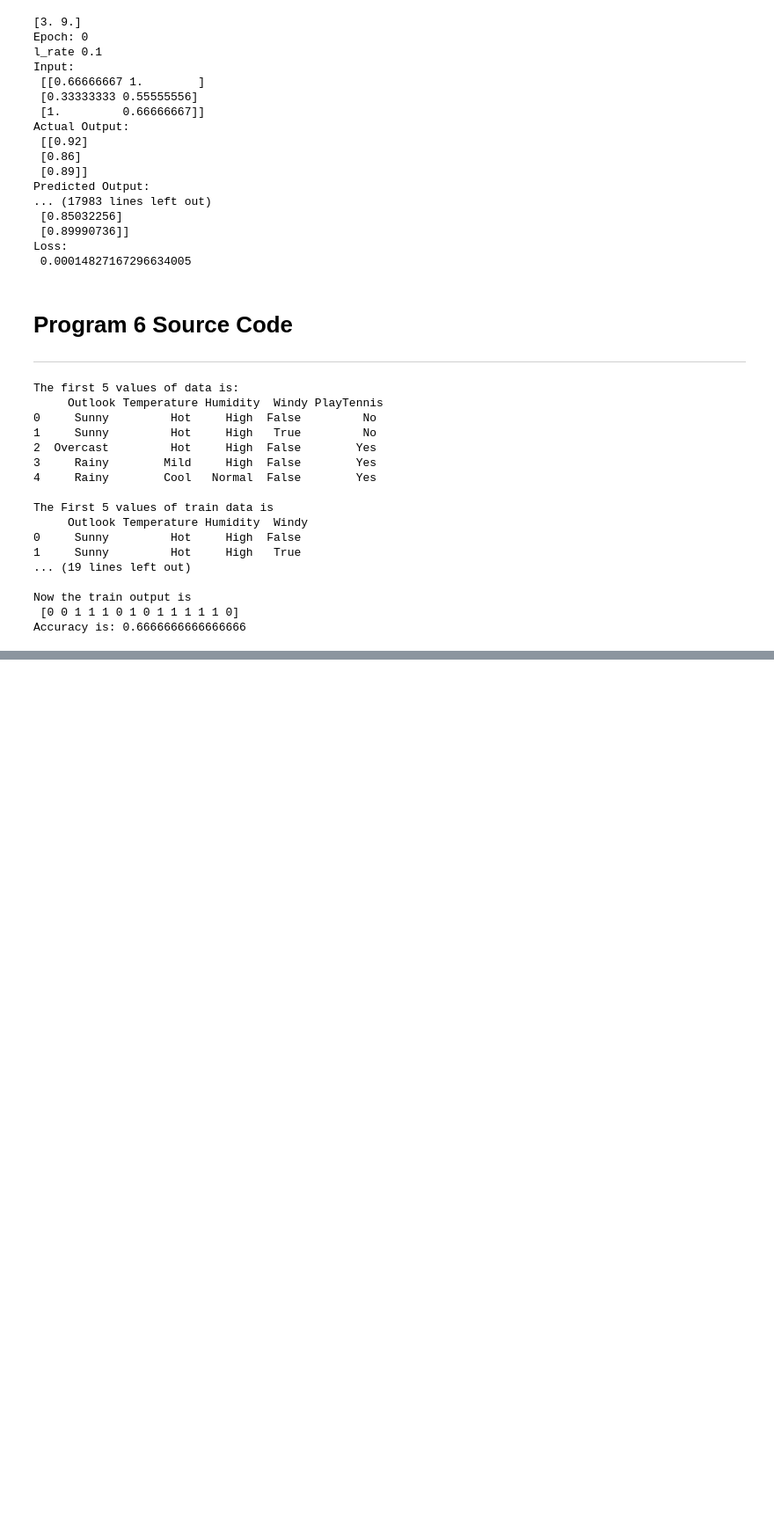
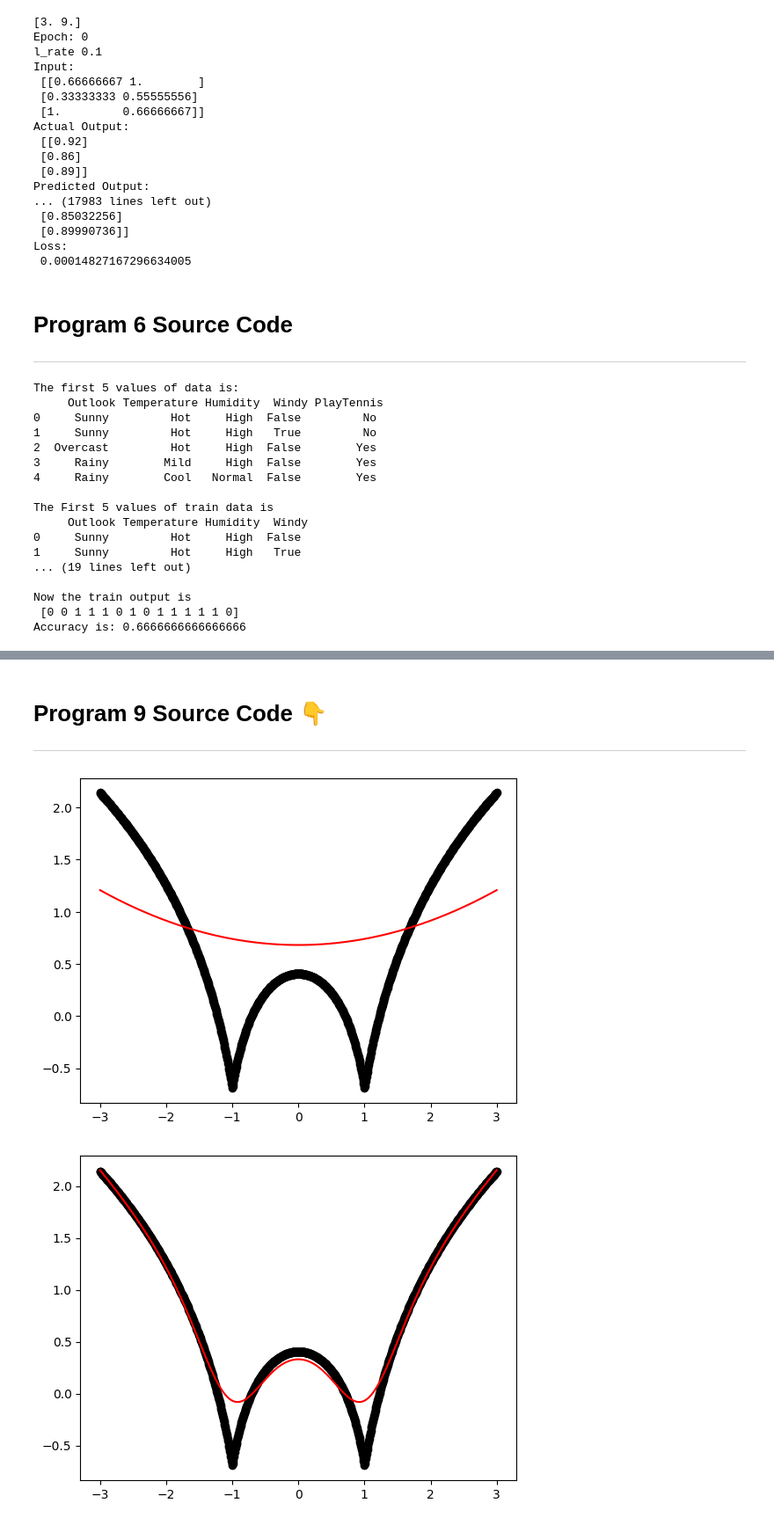
Before and after one commit to Younus-Saberi/LabPrograms, a Jupyter notebook: AIML-Lab/pro1.ipynb, the cells around one changed output, grey strips where cells are left out. Shown at 88% size. Drawn from its saved outputs; the diff is of its cells as text; code cells hidden in the pictures; blank space fills up the shorter version.

```diff
--- a/AIML-Lab/pro1.ipynb
+++ b/AIML-Lab/pro1.ipynb
@@ -284,0 +393,33 @@ Accuracy is: 0.6666666666666666
+# %% [markdown]
+# Program 9 Source Code 👇
+---
+# %%
+import numpy as np
+import matplotlib.pyplot as plt
+
+def local_regression(x0, X,Y,tau):
+    x0=[1,x0]
+    X=[[1,i] for i in X ]
+    X=np.asarray(X)
+    xw = (X.T) * np.exp(np.sum((X-x0)**2,axis=1)/(-2*tau))
+    beta = np.linalg.pinv(xw @ X) @ xw @ Y @x0
+    return beta
+
+def draw(tau):
+    prediction=[local_regression(x0,X,Y,tau) for x0 in domain]
+    plt.plot(X,Y,'o',color="black")
+    plt.plot(domain,prediction,color="red")
+    plt.show()
+
+
+X = np.linspace(-3,3,num=1000)
+domain = X
+Y = np.log(np.abs(X**2-1)+.5)
+
+draw(10)
+draw(0.1)
+draw(0.01)
+draw(0.001)
+# %% [output]
+[figure, added]
+[figure, added]
```
Also changed, not shown: parts of 5 cells of this notebook.
